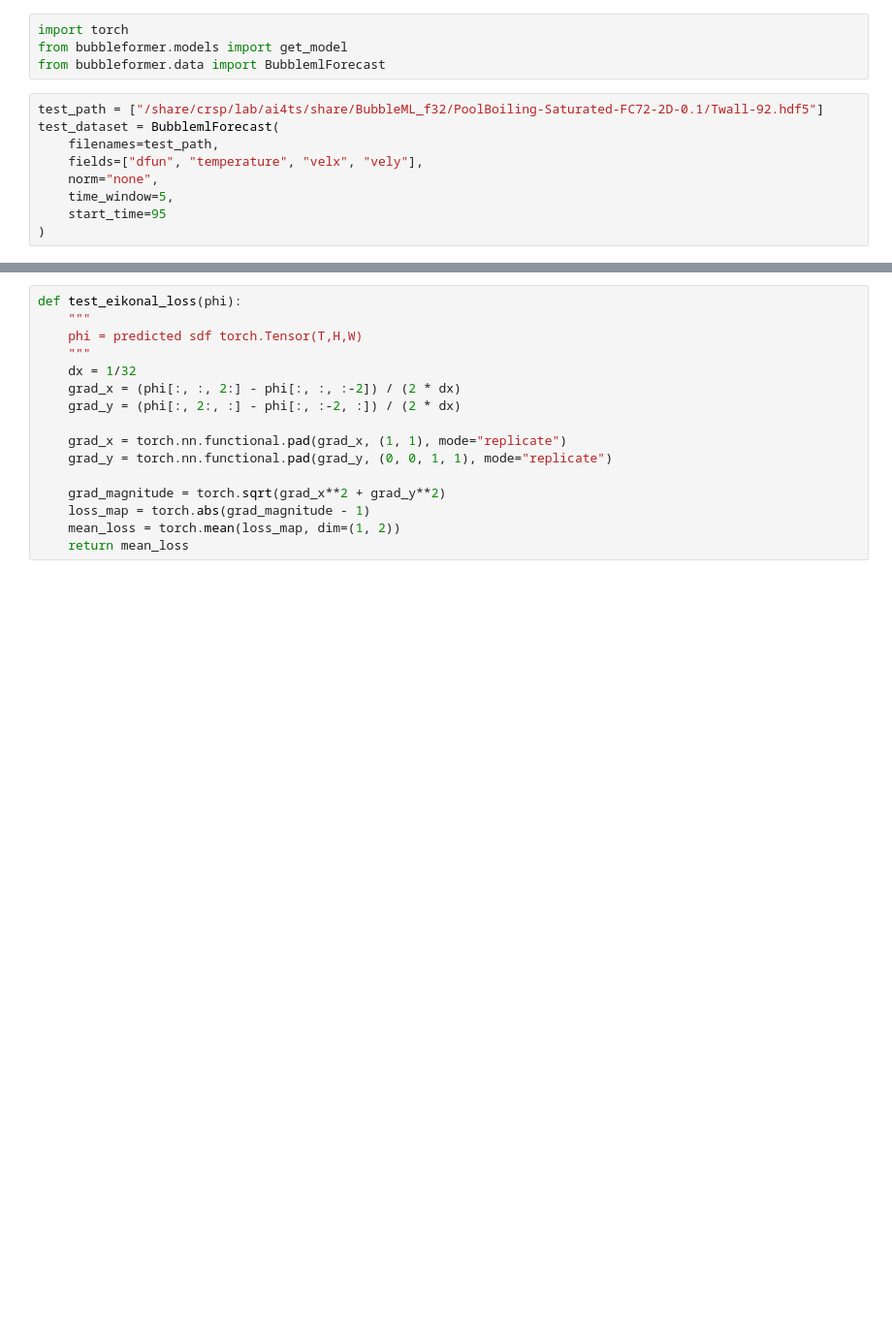
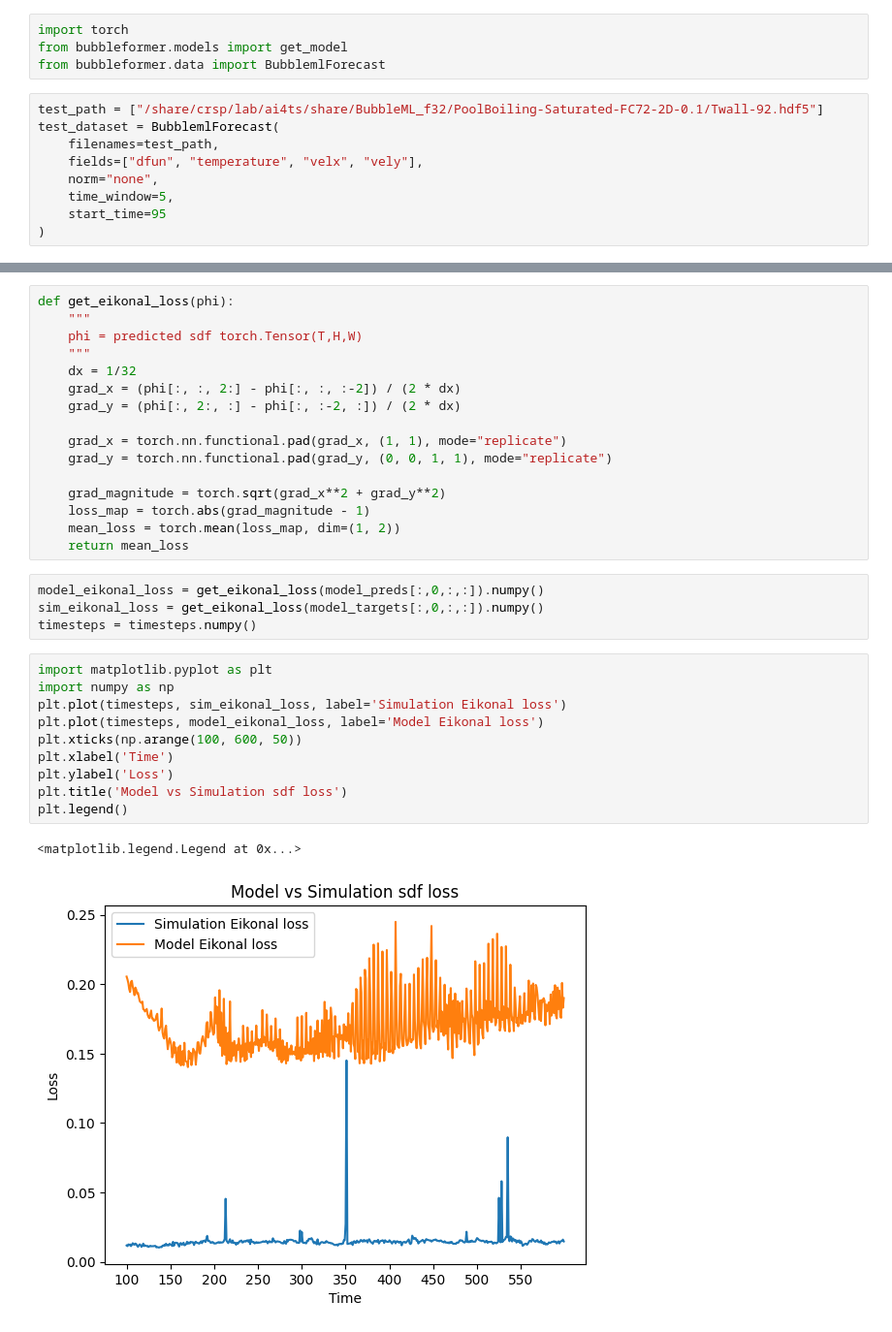
Before and after one commit to arthurfeeney/Bubbleformer, a Jupyter notebook: scripts/inference_autoregressive.ipynb, the cells around one changed output, grey strips where cells are left out. Shown: that part at 97% size. Saved outputs shown, nothing was run; the diff lists cells and outputs as text; blank space fills up the shorter version.

```diff
--- a/scripts/inference_autoregressive.ipynb
+++ b/scripts/inference_autoregressive.ipynb
@@ -79,5 +127,5 @@ plot_bubbleml(preds, targets, timesteps, save_dir)
 # %%
-def test_eikonal_loss(phi):
+def get_eikonal_loss(phi):
     """
     phi = predicted sdf torch.Tensor(T,H,W)
     """
@@ -92,3 +140,20 @@ def test_eikonal_loss(phi):
     loss_map = torch.abs(grad_magnitude - 1)
     mean_loss = torch.mean(loss_map, dim=(1, 2))
     return mean_loss
+# %%
+model_eikonal_loss = get_eikonal_loss(model_preds[:,0,:,:]).numpy()
+sim_eikonal_loss = get_eikonal_loss(model_targets[:,0,:,:]).numpy()
+timesteps = timesteps.numpy()
+# %%
+import matplotlib.pyplot as plt
+import numpy as np
+plt.plot(timesteps, sim_eikonal_loss, label='Simulation Eikonal loss')
+plt.plot(timesteps, model_eikonal_loss, label='Model Eikonal loss')
+plt.xticks(np.arange(100, 600, 50))
+plt.xlabel('Time')
+plt.ylabel('Loss')
+plt.title('Model vs Simulation sdf loss')
+plt.legend()
+# %% [output]
+<matplotlib.legend.Legend at 0x...>
+[figure, added]
```
Also changed, not shown: parts of 6 cells of this notebook, 6 other files.
